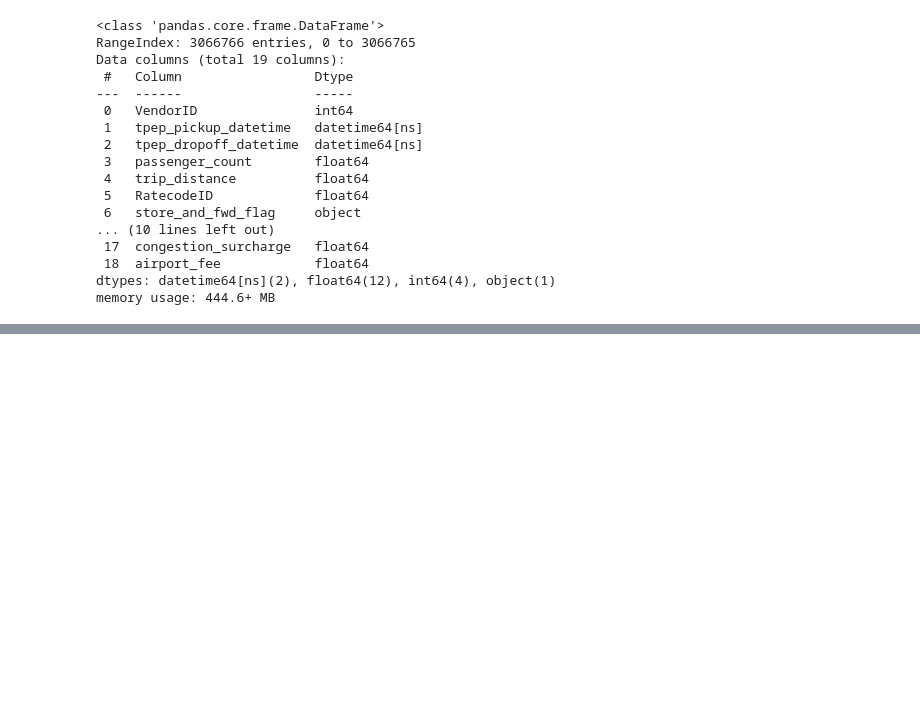
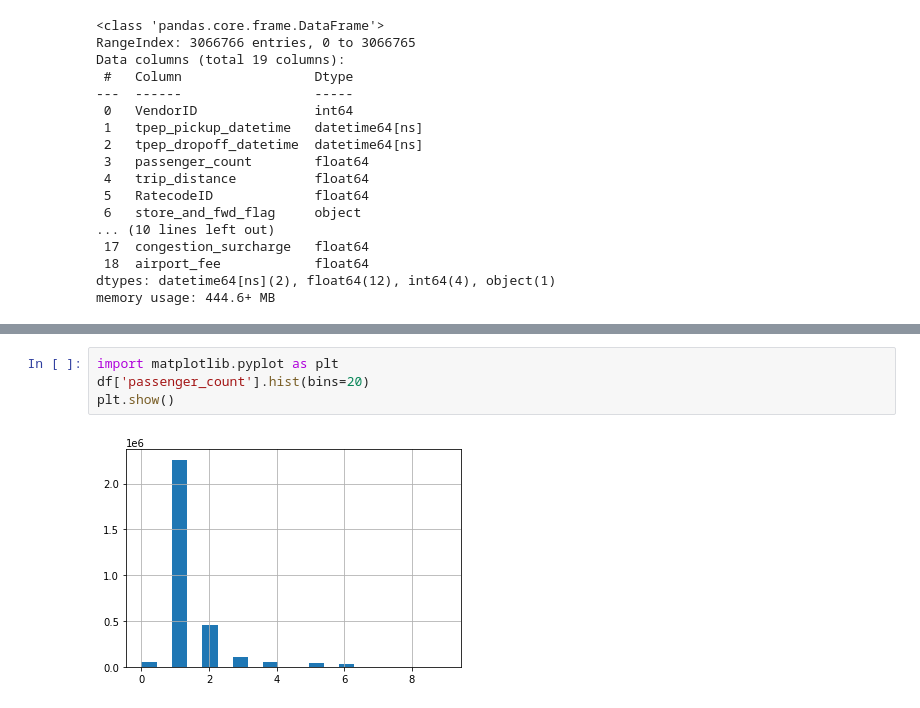
Before and after one commit to Rasheed-10/MLOps-ZOOMCAMP, a Jupyter notebook: homework.ipynb, the cells around one changed output, grey strips where cells are left out. Drawn from its saved outputs; the diff is of its cells as text; blank space fills up the shorter version.

```diff
--- a/homework.ipynb
+++ b/homework.ipynb
@@ -56,0 +170,6 @@ memory usage: 444.6+ MB
+# %%
+import matplotlib.pyplot as plt
+df['passenger_count'].hist(bins=20)
+plt.show()
+# %% [output]
+[figure, added]
```
Also changed, not shown: parts of 9 cells of this notebook.
